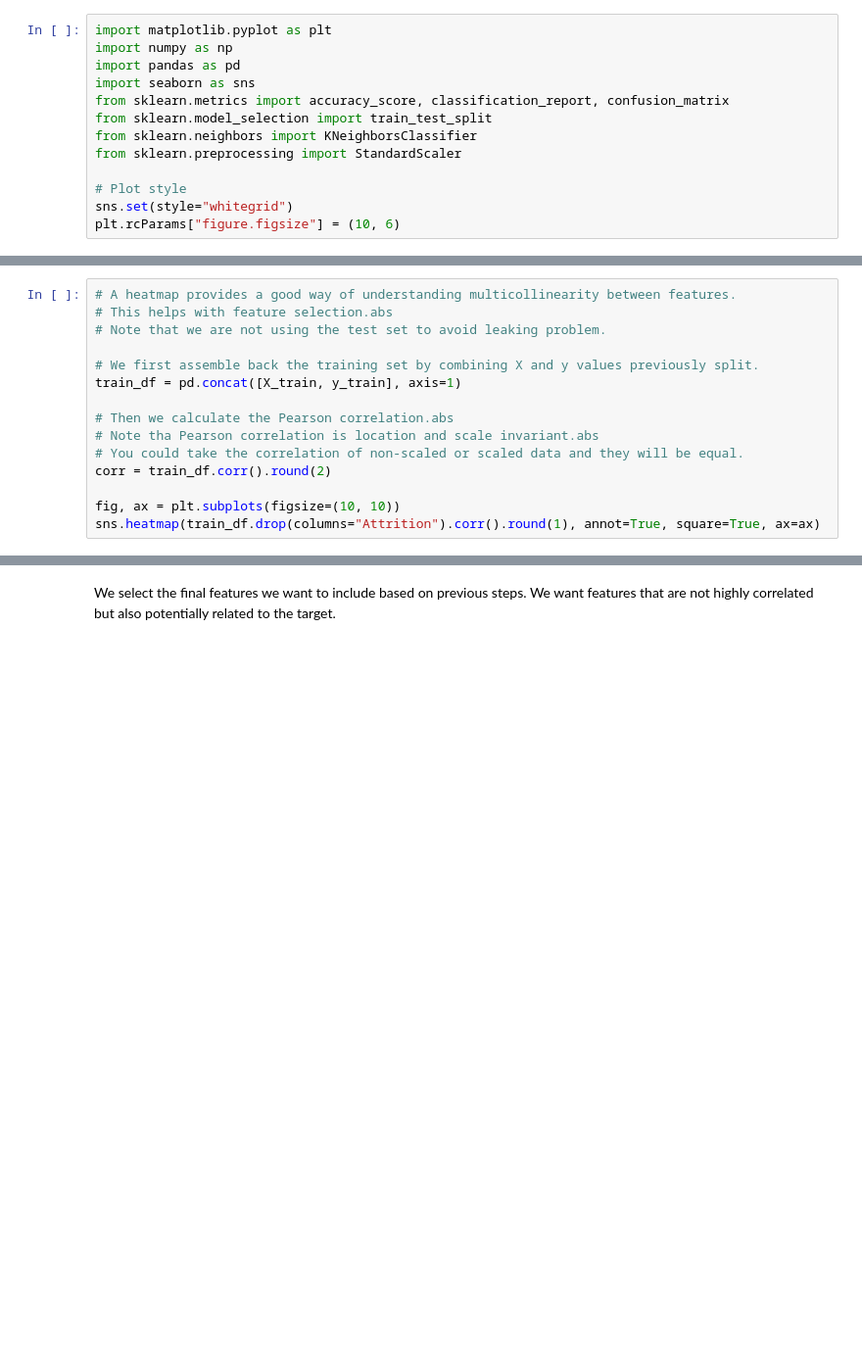
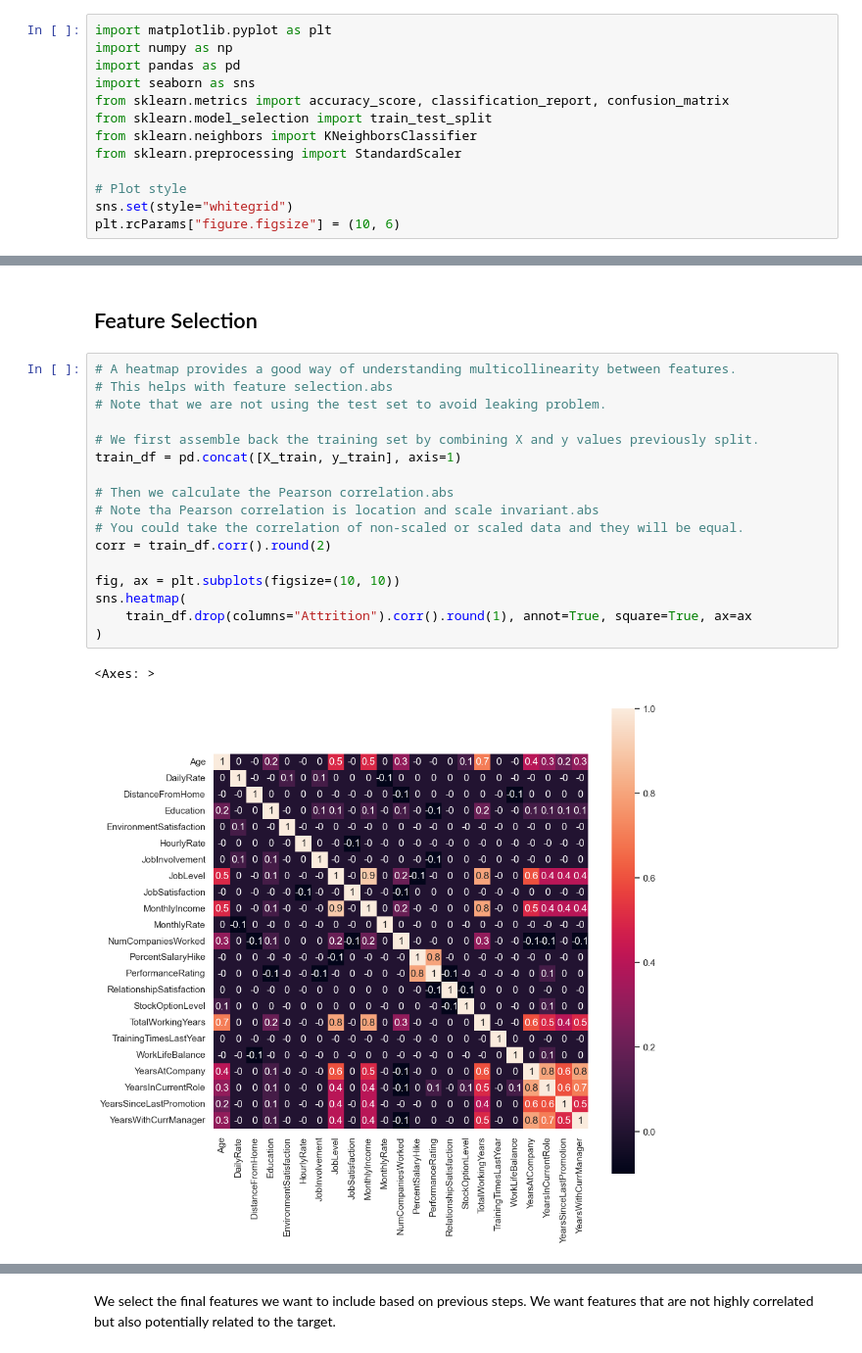
Before and after one commit to arishokri/ml_in_io, a Jupyter notebook: lectures/week3_knn_classifier_lecture.ipynb, the cells around one changed output, grey strips where cells are left out. Shown at 98% size. Saved outputs shown, nothing was run; the diff lists cells and outputs as text; blank space fills up the shorter version.

```diff
--- a/lectures/week3_knn_classifier_lecture.ipynb
+++ b/lectures/week3_knn_classifier_lecture.ipynb
@@ -116,18 +185,25 @@ print(np.isclose(y_train.mean(), y_test.mean(), atol=0.01))
+# %% [markdown]
+## Feature Selection
 # %%
 # A heatmap provides a good way of understanding multicollinearity between features.
 # This helps with feature selection.abs
 # Note that we are not using the test set to avoid leaking problem.
 
 # We first assemble back the training set by combining X and y values previously split.
 train_df = pd.concat([X_train, y_train], axis=1)
 
 # Then we calculate the Pearson correlation.abs
 # Note tha Pearson correlation is location and scale invariant.abs
 # You could take the correlation of non-scaled or scaled data and they will be equal.
 corr = train_df.corr().round(2)
 
 fig, ax = plt.subplots(figsize=(10, 10))
-sns.heatmap(train_df.drop(columns="Attrition").corr().round(1), annot=True, square=True, ax=ax)
+sns.heatmap(
+    train_df.drop(columns="Attrition").corr().round(1), annot=True, square=True, ax=ax
+)
+# %% [output]
+<Axes: >
+[figure, added]
 # %%
 # Filtering and storing the pairs of feaures that are highly correlated.
 multicol_threshold = 0.5
```
Also changed, not shown: parts of 29 cells of this notebook.
